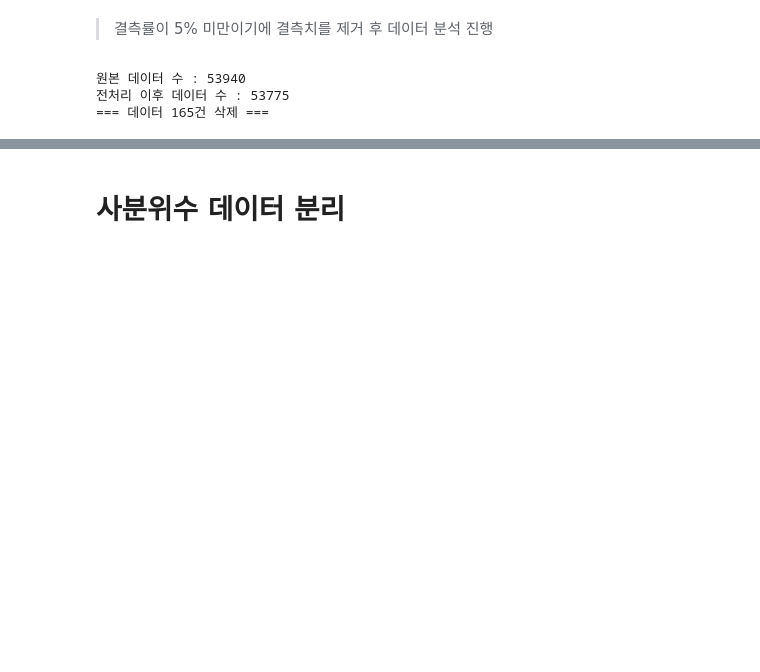
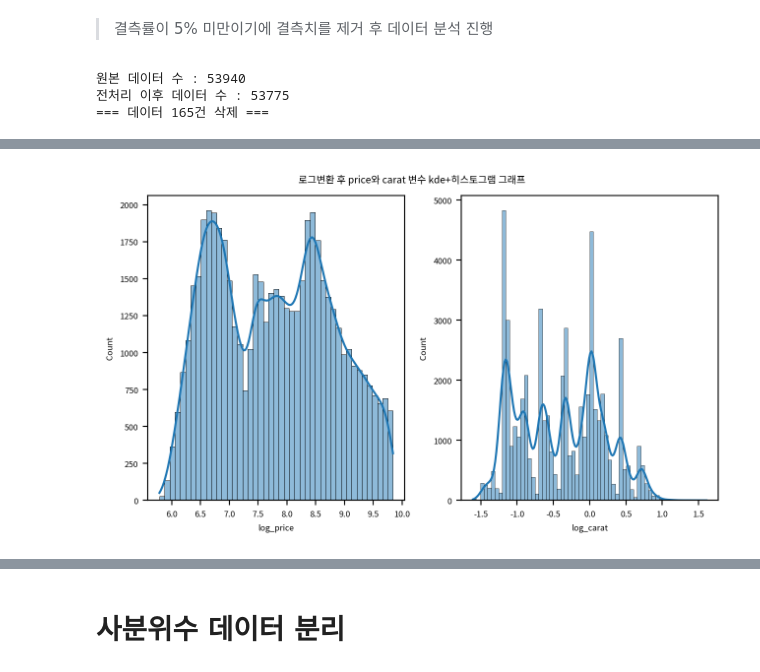
Before and after one commit to BeakJW/Diamond-Project, a Jupyter notebook: notebooks/seongyu/work.ipynb, the cells around one changed output, grey strips where cells are left out. Cells and saved outputs as stored; diff of their text form; code cells hidden in the pictures; blank space fills up the shorter version.

```diff
--- a/notebooks/seongyu/work.ipynb
+++ b/notebooks/seongyu/work.ipynb
@@ -106,0 +145,23 @@ print('=== 데이터 %d건 삭제 ==='%(len(origin)-len(df)))
+# %%
+df1['log_price']=np.log(df1['price'])
+df1['log_carat']=np.log(df1['carat'])
+
+# 1. 그래프 초기화
+width_px=1280
+height_px=760
+rows=1
+cols=2
+figsize=(width_px/my_dpi, height_px/my_dpi)
+fig, ax=plt.subplots(rows, cols, figsize=figsize, dpi=my_dpi)
+
+# 2. 그래프 그리기
+sb.histplot(data=df1, x='log_price', fill=True, kde=True, ax=ax[0])
+sb.histplot(data=df1, x='log_carat', fill=True, kde=True, ax=ax[1])
+fig.suptitle('로그변환 후 price와 carat 변수 kde+히스토그램 그래프')
+
+# 3. 출력
+plt.tight_layout()
+plt.show()
+plt.close()
+# %% [output]
+[figure, added]
```
Also changed, not shown: parts of 26 cells of this notebook, 1 other file.
